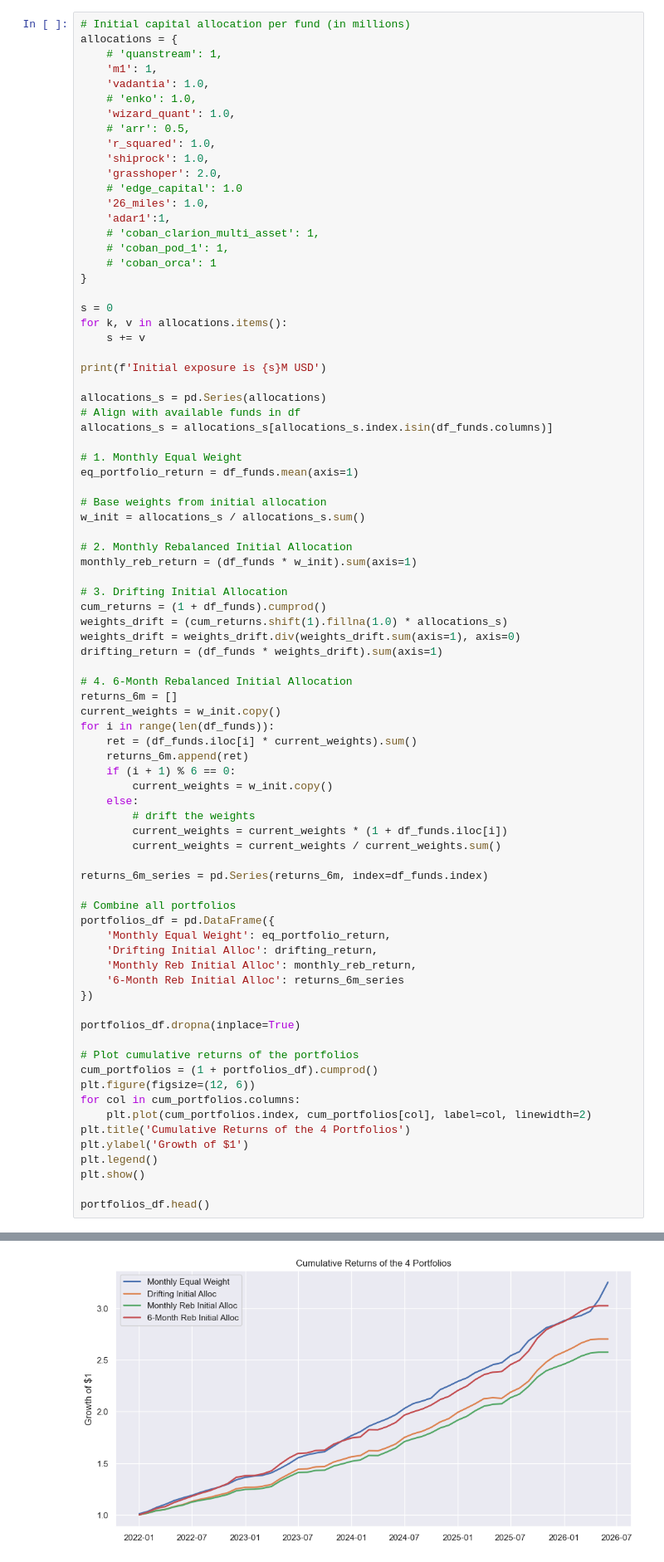
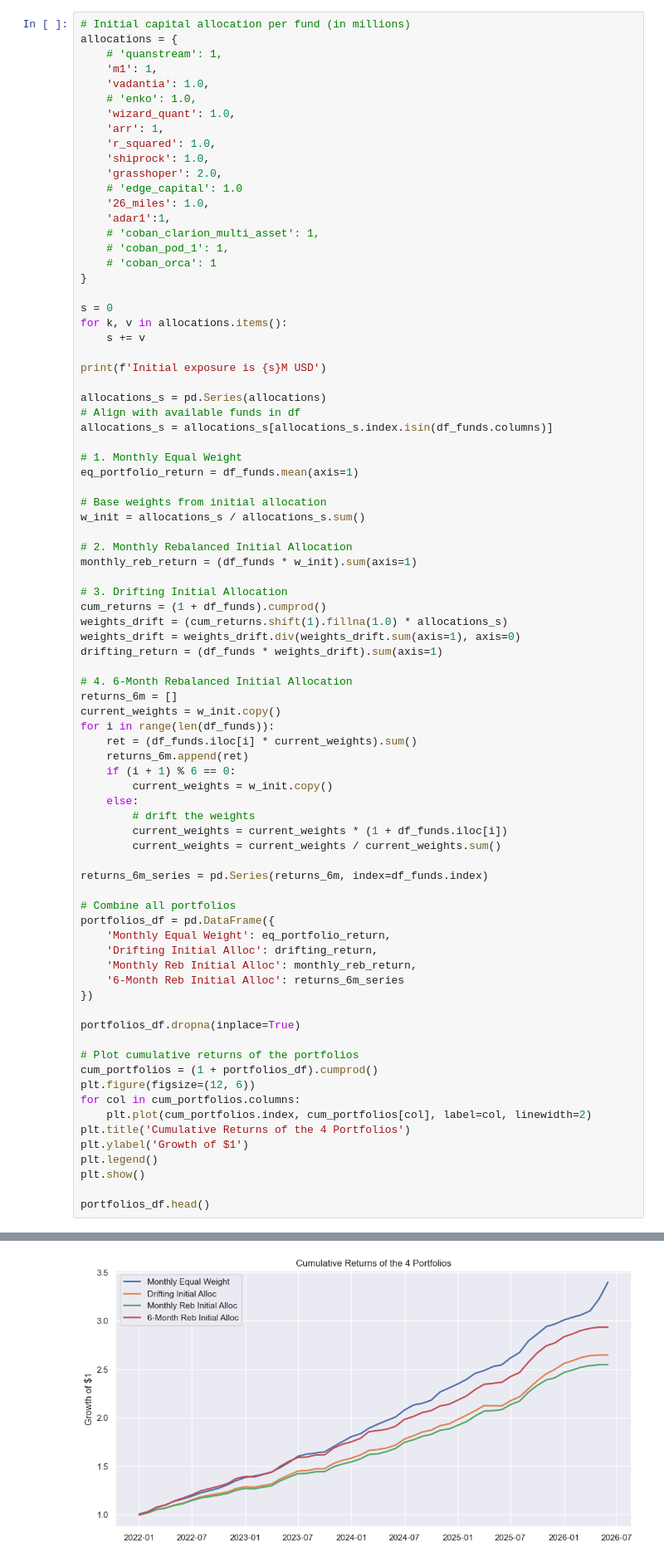
Before and after one commit to arthurdhonneur7/athenee_hf_portfolio, a Jupyter notebook: target_pflio.ipynb, the cells around one changed output, grey strips where cells are left out. Shown at 83% size. Drawn from its saved outputs; the diff is of its cells as text.

```diff
--- a/target_pflio.ipynb
+++ b/target_pflio.ipynb
@@ -383,7 +381,7 @@ allocations = {
     'vadantia': 1.0,
     # 'enko': 1.0,
     'wizard_quant': 1.0,
-    # 'arr': 0.5,
+    'arr': 1,
     'r_squared': 1.0,
     'shiprock': 1.0,
     'grasshoper': 2.0,
@@ -461,3 +459,3 @@ Initial exposure is 9.0M USD
-[figure, old version]
+[figure, new version]
 |  | Monthly Equal Weight | Drifting Initial Alloc | Monthly Reb Initial Alloc | 6-Month Reb Initial Alloc |
 | date |  |  |  |  |
```
Also changed, not shown: parts of 5 cells of this notebook, 16 other files.
